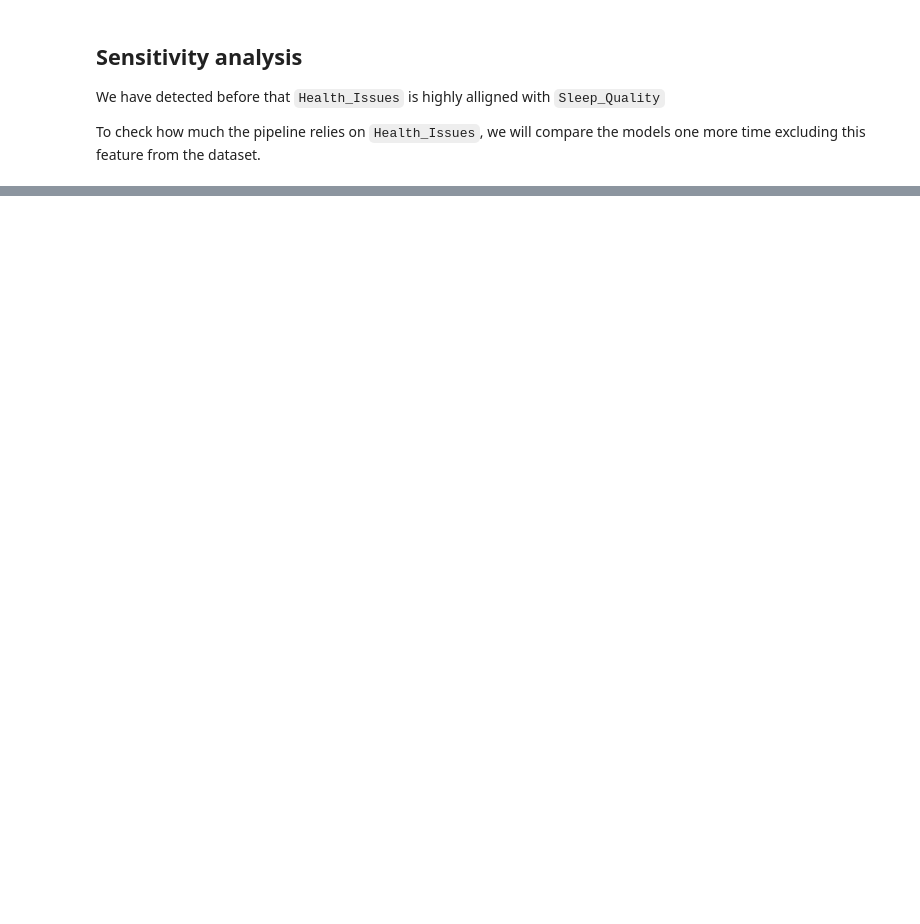
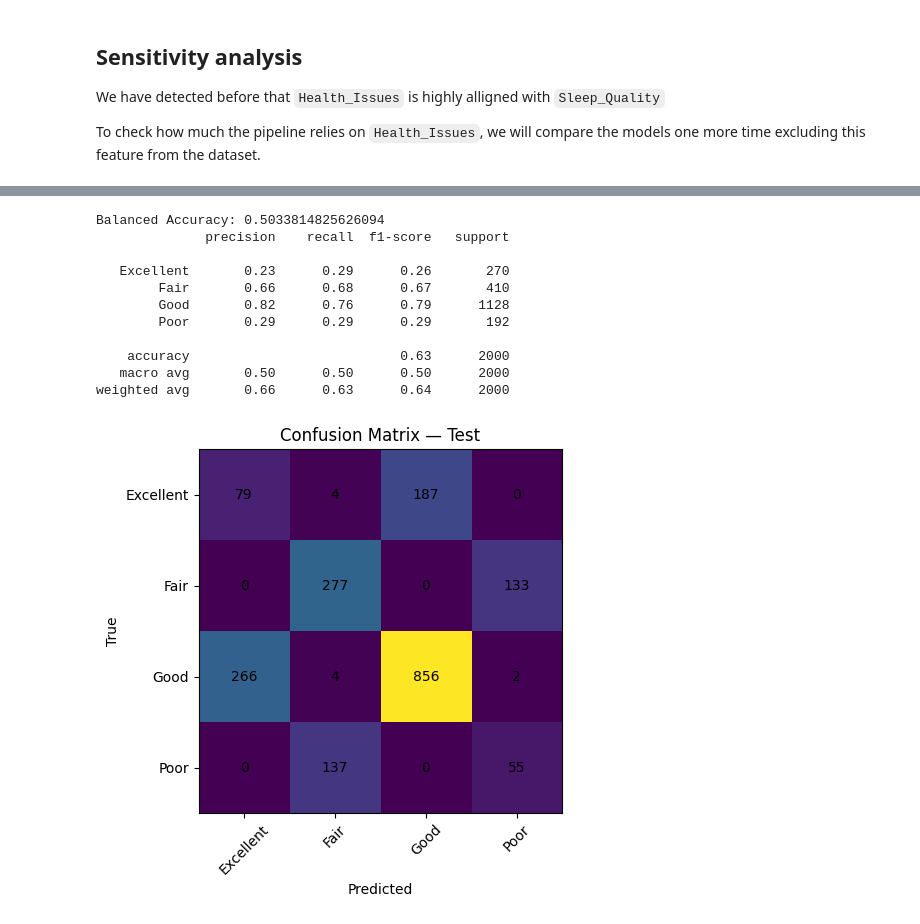
Before and after one commit to baby-platom/uni-ai-ml, a Jupyter notebook: main.ipynb, the cells around one changed output, grey strips where cells are left out. Cells and saved outputs as stored; diff of their text form; code cells hidden in the pictures; blank space fills up the shorter version.

```diff
--- a/main.ipynb
+++ b/main.ipynb
@@ -441,0 +720,54 @@ Best (excluding Health_Issues): rf {'model__max_depth': 16, 'model__min_samples_
+# %%
+from sklearn.metrics import classification_report, confusion_matrix
+
+X_trainval = pd.concat([X_train, X_val], axis=0)
+y_trainval = pd.concat([y_train, y_val], axis=0)
+
+final_pipe = Pipeline(
+    [
+        ("prep", preprocess),
+        (
+            "model",
+            candidates[best_tuned["model"]]["est"].__class__(
+                **candidates[best_tuned["model"]]["est"].get_params()
+            ),
+        ),
+    ]
+)
+final_pipe.set_params(**best_tuned["params"])
+final_pipe.fit(X_trainval, y_trainval)
+
+y_test_pred = final_pipe.predict(X_test)
+print("Balanced Accuracy:", balanced_accuracy_score(y_test, y_test_pred))
+print(classification_report(y_test, y_test_pred))
+
+cm = confusion_matrix(y_test, y_test_pred, labels=final_pipe.classes_)
+fig, ax = plt.subplots(figsize=(6, 5))
+im = ax.imshow(cm)
+
+ax.set_xticks(np.arange(len(final_pipe.classes_)))
+ax.set_yticks(np.arange(len(final_pipe.classes_)))
+ax.set_xticklabels(final_pipe.classes_, rotation=45)
+ax.set_yticklabels(final_pipe.classes_)
+ax.set_xlabel("Predicted")
+ax.set_ylabel("True")
+ax.set_title("Confusion Matrix — Test")
+
+for i in range(cm.shape[0]):
+    for j in range(cm.shape[1]):
+        ax.text(j, i, cm[i, j], ha="center", va="center")
+
+plt.tight_layout()
+# %% [output]
+Balanced Accuracy: 0.5033814825626094
+              precision    recall  f1-score   support
+
+   Excellent       0.23      0.29      0.26       270
+        Fair       0.66      0.68      0.67       410
+        Good       0.82      0.76      0.79      1128
+        Poor       0.29      0.29      0.29       192
+
+    accuracy                           0.63      2000
+   macro avg       0.50      0.50      0.50      2000
+weighted avg       0.66      0.63      0.64      2000
+[figure, added]
```
Also changed, not shown: parts of 11 cells of this notebook.
